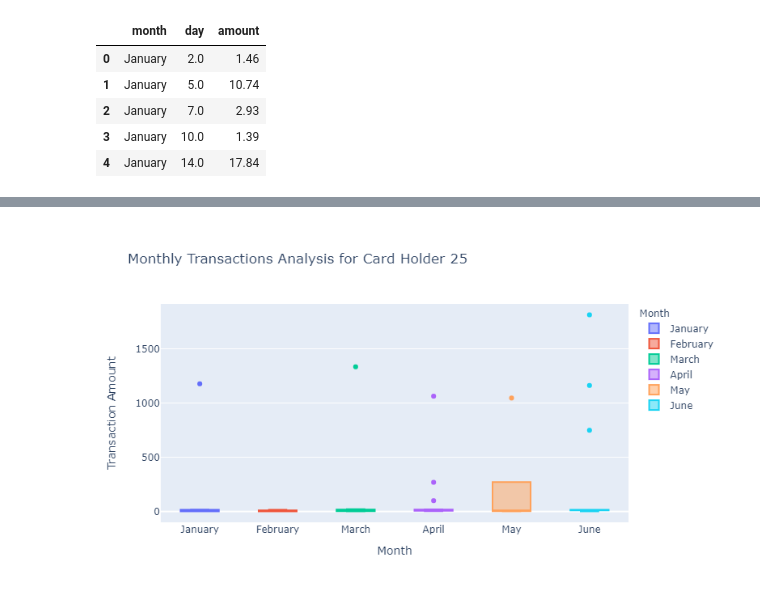
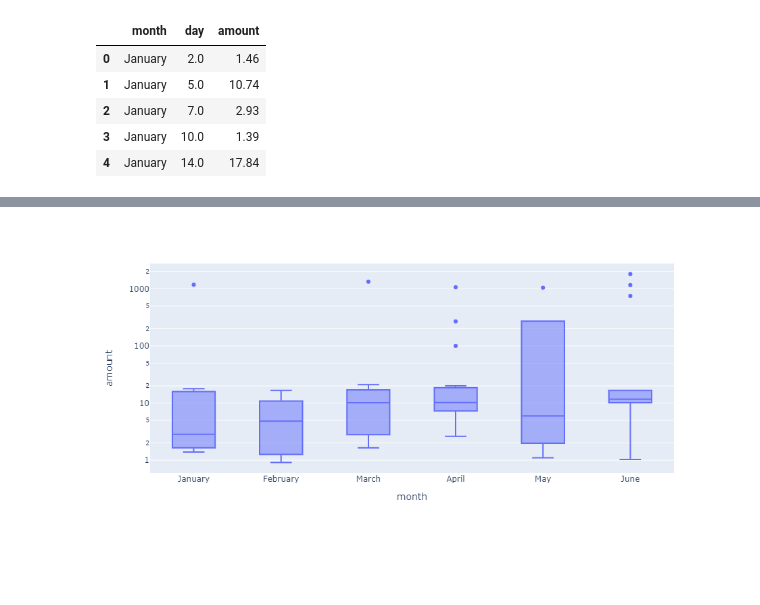
Before and after one commit to arwa486/UW-FinTech-Introduction, a Jupyter notebook: homework/homework_7/Starter_Files/visual_data_analysis.ipynb, the cells around one changed output, grey strips where cells are left out. Drawn from its saved outputs; the diff is of its cells as text; code cells hidden in the pictures; blank space fills up the shorter version.

```diff
--- a/homework/homework_7/Starter_Files/visual_data_analysis.ipynb
+++ b/homework/homework_7/Starter_Files/visual_data_analysis.ipynb
@@ -11,0 +23,5 @@ from sqlalchemy import create_engine
+# %%
+#Get database password from file.
+postgres_password = os.getenv('POSTGRES_PASSWORD')
+#Check that the password was loaded correctly.
+type(postgres_password)
@@ -12,3 +30,3 @@ from sqlalchemy import create_engine
 # %%
 # Create a connection to the database
-engine = create_engine("postgresql://postgres:postgres@localhost:5432/fraud_detection")
+engine = create_engine("postgresql://postgres:" + postgres_password + "@localhost:5432/fraud_detection")
@@ -68,11 +207,16 @@ The CEO of the biggest customer of the firm suspects that someone has used her c
 # %%
 # loading data of daily transactions from jan to jun 2018 for card holder 25
 # Write the query
-query2 = """
-        YOUR QUERY HERE
+query3 = """
+        SELECT EXTRACT(MONTH FROM transaction.date) AS month, EXTRACT(DAY FROM transaction.date) AS day, transaction.amount
+        FROM transaction
+        JOIN credit_card ON transaction.card = credit_card.card
+        WHERE cardholder_id = 25
+        AND transaction.date BETWEEN ('2018-01-01 00:00:00') AND ('2018-06-30 23:59:59');
         """
 # Create a DataFrame from the query result. HINT: Use pd.read_sql(query, engine)
-cardholders2 = pd.readsql(query2, engine)
+cardholders_id25 = pd.read_sql(query3, engine)
+cardholders_id25.head()
 # %% [output]
 |  | month | day | amount |
 | 0 | 1.0 | 2.0 | 1.46 |
@@ -82,8 +226,14 @@ cardholders2 = pd.readsql(query2, engine)
 | 4 | 1.0 | 14.0 | 17.84 |
 # %%
 # loop to change the numeric month to month names
+#Importing calendar to change the numeric month to string.
 import calendar
-cardholders2['month'] = cardholders2['month'].apply(lambda x: calendar.month_name[x])
+#Convert month to interger type
+cardholders_id25['month'] = cardholders_id25['month'].astype('int32')
+#Covert integer to string names
+cardholders_id25['month'] = cardholders_id25['month'].apply(lambda x: calendar.month_name[x])
+
+cardholders_id25.head()
 # %% [output]
 |  | month | day | amount |
 | 0 | January | 2.0 | 1.46 |
@@ -93,5 +243,7 @@ cardholders2['month'] = cardholders2['month'].apply(lambda x: calendar.month_nam
 | 4 | January | 14.0 | 17.84 |
 # %%
 # Creating the six box plots using plotly express
-fig = px.box(cardholders2, x = 'month', y = 'Transaction Amount')
+fig = px.box(cardholders_id25, x = 'month', y = 'amount', log_y = True)
+
+fig.show()
 # %% [output]
@@ -99 +250 @@ fig = px.box(cardholders2, x = 'month', y = 'Transaction Amount')
-[figure, old version]
+[figure, new version]
```
Also changed, not shown: parts of 18 cells of this notebook, 1 other file.
